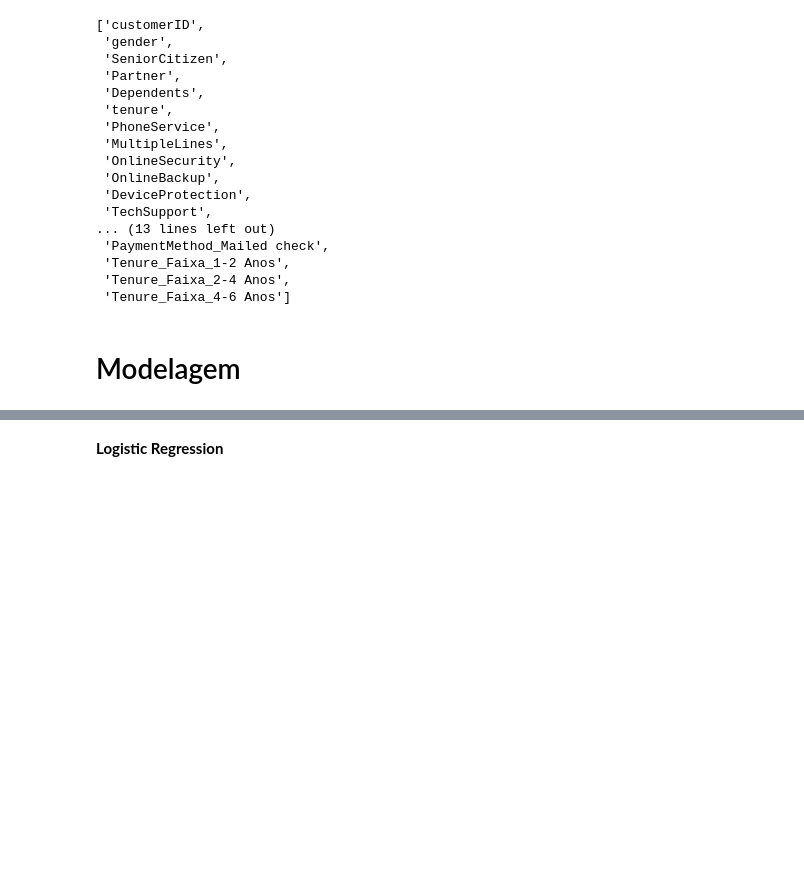
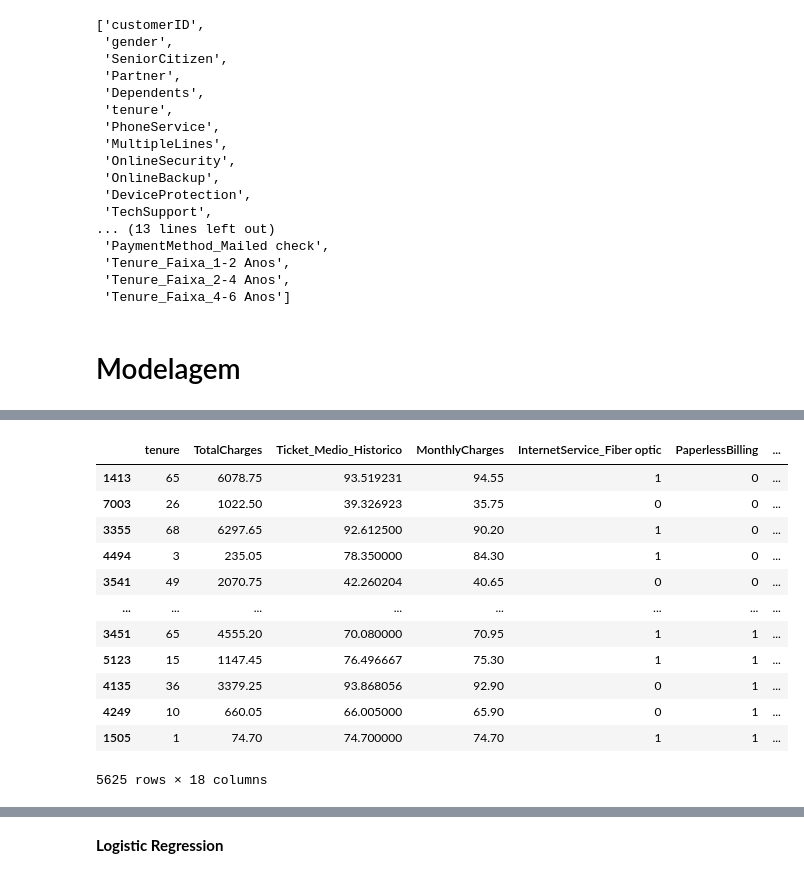
Before and after one commit to xmillena/Customer-Churn-predict, a Jupyter notebook: customer-churn-com-impacto-de-neg-cio (2).ipynb, the cells around one changed output, grey strips where cells are left out. Drawn from its saved outputs; the diff is of its cells as text; code cells hidden in the pictures; blank space fills up the shorter version.

```diff
--- a/customer-churn-com-impacto-de-neg-cio (2).ipynb
+++ b/customer-churn-com-impacto-de-neg-cio (2).ipynb
@@ -355,0 +256,3 @@ feature_importance[feature_importance[0]>0.01]
+# %%
+best_features = (feature_importance[feature_importance['acumulada']<0.96]['index'].tolist())
+best_features
@@ -355,0 +278,16 @@ feature_importance[feature_importance[0]>0.01]
+# %%
+X_train[best_features]
+# %% [output]
+|  | tenure | TotalCharges | Ticket_Medio_Historico | MonthlyCharges | InternetService_Fiber optic | PaperlessBilling | ... |
+| 1413 | 65 | 6078.75 | 93.519231 | 94.55 | 1 | 0 | ... |
+| 7003 | 26 | 1022.50 | 39.326923 | 35.75 | 0 | 0 | ... |
+| 3355 | 68 | 6297.65 | 92.612500 | 90.20 | 1 | 0 | ... |
+| 4494 | 3 | 235.05 | 78.350000 | 84.30 | 1 | 0 | ... |
+| 3541 | 49 | 2070.75 | 42.260204 | 40.65 | 0 | 0 | ... |
+| ... | ... | ... | ... | ... | ... | ... | ... |
+| 3451 | 65 | 4555.20 | 70.080000 | 70.95 | 1 | 1 | ... |
+| 5123 | 15 | 1147.45 | 76.496667 | 75.30 | 1 | 1 | ... |
+| 4135 | 36 | 3379.25 | 93.868056 | 92.90 | 0 | 1 | ... |
+| 4249 | 10 | 660.05 | 66.005000 | 65.90 | 0 | 1 | ... |
+| 1505 | 1 | 74.70 | 74.700000 | 74.70 | 1 | 1 | ... |
+5625 rows × 18 columns
```
Also changed, not shown: parts of 28 cells of this notebook, 1 other file.
